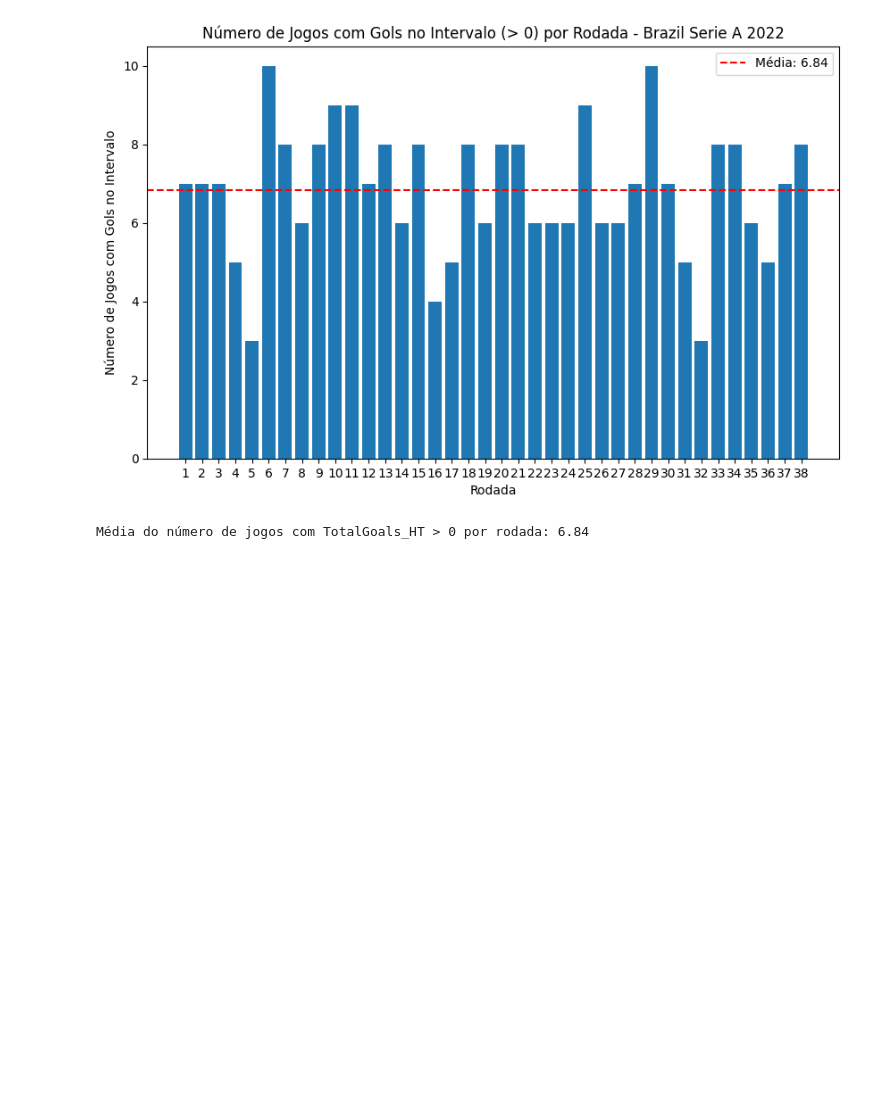
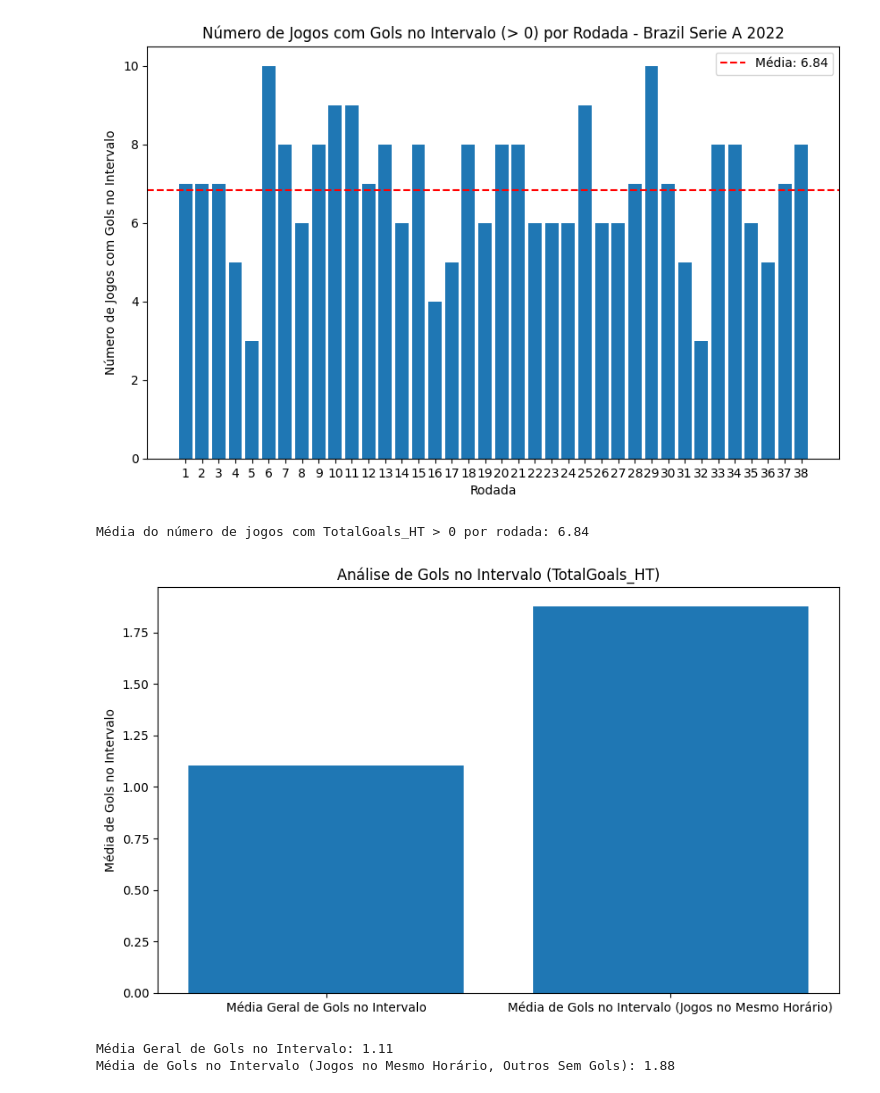
Before and after one commit to Matheussantos25/Analise-Futebol, a Jupyter notebook: Gols No Intervalo Por rodada.ipynb, the cells around one changed output. Drawn from its saved outputs; the diff is of its cells as text; code cells hidden in the pictures; blank space fills up the shorter version.

Commit message:
rodada commit

```diff
--- a/Gols No Intervalo Por rodada.ipynb
+++ b/Gols No Intervalo Por rodada.ipynb
@@ -97,3 +97,55 @@ print(f'Média do número de jogos com TotalGoals_HT > 0 por rodada: {media_jogo
 # %% [output]
 [figure]
 Média do número de jogos com TotalGoals_HT > 0 por rodada: 6.84
+# %%
+import pandas as pd
+import matplotlib.pyplot as plt
+
+# Carregar o arquivo fornecido
+file_path_atualizado = 'C:\\Users\\msdof\\OneDrive\\Imagens\\Ligas\\BASE DE DADOS GRANDES\\futpython.xlsx'
+dados = pd.read_excel(file_path_atualizado)
+
+# Filtrar dados específicos para a liga "Brazil Serie A" e a temporada "2022"
+dados = dados[(dados['League'] == 'Brazil Serie A') & (dados['Season'].astype(str).str.contains('2022'))]
+
+# Ordenar dados por data e rodada
+dados = dados.sort_values(by=['Date', 'Rodada'])
+
+# Garantir que a coluna 'Date' esteja em formato de datetime
+dados['DateTime'] = pd.to_datetime(dados['Date'])
+dados['GameID'] = dados.index
+
+# Encontrar jogos no mesmo horário
+jogos_mesmo_horario = dados.groupby('DateTime').filter(lambda x: len(x) > 1)
+
+# Analisar a correlação entre o número de gols no intervalo (TotalGoals_HT)
+def analisar_correlacao(jogos):
+    correlacoes = []
+    for datetime, grupo in jogos.groupby('DateTime'):
+        grupo_sem_gols = grupo[grupo['TotalGoals_HT'] == 0]
+        grupo_com_gols = grupo[grupo['TotalGoals_HT'] > 0]
+
+        if not grupo_sem_gols.empty and not grupo_com_gols.empty:
+            correlacao = grupo_com_gols['TotalGoals_HT'].mean()
+            correlacoes.append(correlacao)
+
+    return pd.Series(correlacoes).mean()
+
+media_gols_quando_outros_sem_gols = analisar_correlacao(jogos_mesmo_horario)
+
+# Comparar com a média geral de gols no intervalo
+media_geral_gols_ht = dados['TotalGoals_HT'].mean()
+
+# Plotar
+plt.figure(figsize=(10, 6))
+plt.bar(['Média Geral de Gols no Intervalo', 'Média de Gols no Intervalo (Jogos no Mesmo Horário)'], [media_geral_gols_ht, media_gols_quando_outros_sem_gols])
+plt.title('Análise de Gols no Intervalo (TotalGoals_HT)')
+plt.ylabel('Média de Gols no Intervalo')
+plt.show()
+
+print(f'Média Geral de Gols no Intervalo: {media_geral_gols_ht:.2f}')
+print(f'Média de Gols no Intervalo (Jogos no Mesmo Horário, Outros Sem Gols): {media_gols_quando_outros_sem_gols:.2f}')
+# %% [output]
+[figure, added]
+Média Geral de Gols no Intervalo: 1.11
+Média de Gols no Intervalo (Jogos no Mesmo Horário, Outros Sem Gols): 1.88
```
Also changed, not shown: parts of 10 cells of this notebook, 1 other file.
